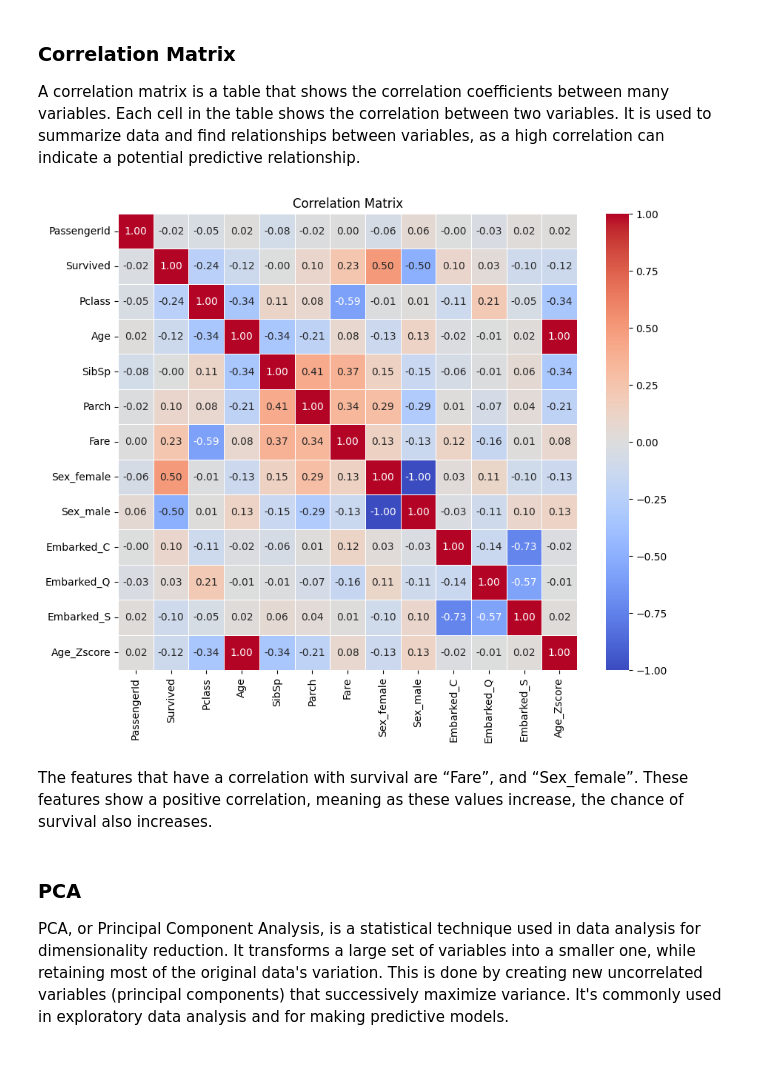
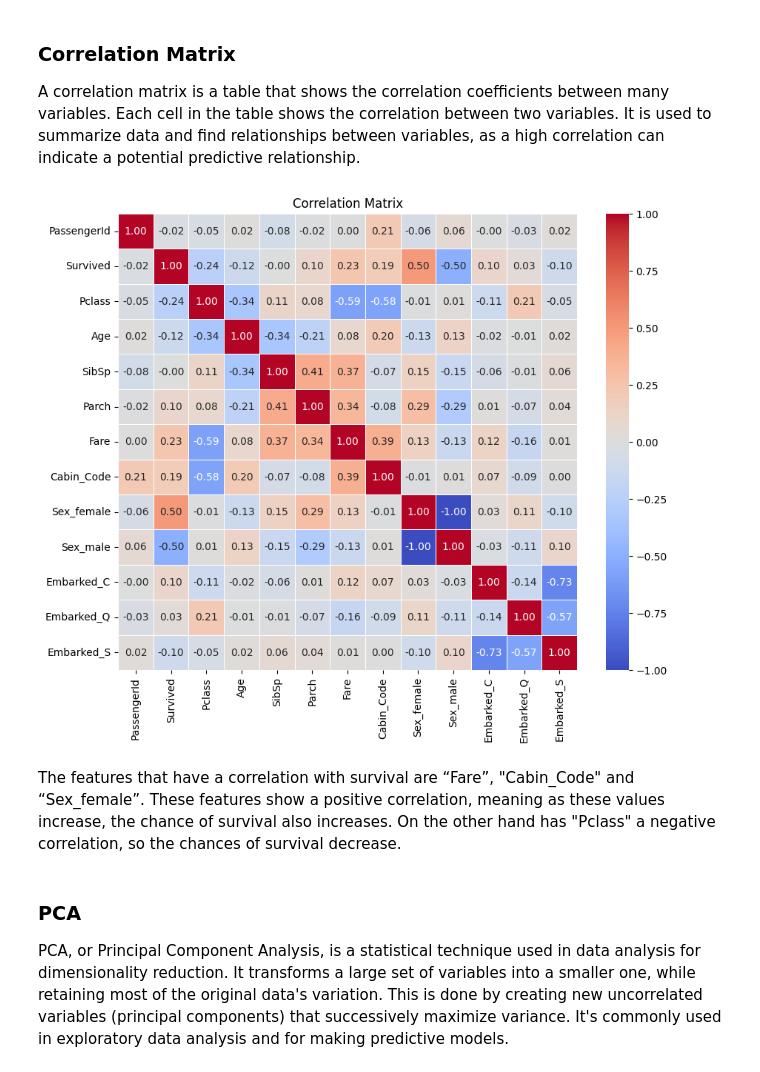
Before and after one commit to JoeyPoel/Minor-Artifical-Intelligence, a Jupyter notebook: wiskunde/statistics/statisticsTitanic.ipynb, the cells around one changed output. Drawn from its saved outputs; the diff is of its cells as text; code cells hidden in the pictures.

```diff
--- a/wiskunde/statistics/statisticsTitanic.ipynb
+++ b/wiskunde/statistics/statisticsTitanic.ipynb
@@ -84,6 +84,8 @@ titanic_df['Age'] = titanic_df['Age'].fillna(titanic_df['Age'].mean())
 # Replace NaN values in 'Cabin' column with a label to indicate no cabin assigned
 titanic_df['Cabin'] = titanic_df['Cabin'].fillna('No Cabin')
 
+# Encode 'Cabin' column
+titanic_df['Cabin_Code'] = pd.factorize(titanic_df['Cabin'])[0]
 
 # Deletion - remove rows with missing values
 titanic_df.dropna(inplace=True)
@@ -92,7 +94,7 @@ titanic_df.dropna(inplace=True)
 print(titanic_df.isnull().sum())
 
 # Print DataFrame head with only the changed features
-print(titanic_df[['Age', 'Cabin']].head())
+print(titanic_df[['Age', 'Cabin', 'Cabin_Code']].head())
 # %% [output]
 PassengerId    0
 Survived       0
@@ -232,17 +252,17 @@ A correlation matrix is a table that shows the correlation coefficients between
 # %%
 # Correlation Matrix
 # Calculate the correlation matrix
-correlation_matrix = titanic_df.drop(['Name', 'Ticket', 'Cabin'], axis=1).corr()
+correlation_matrix = titanic_df.drop(['Name', 'Ticket', 'Cabin', 'Age_Zscore'], axis=1).corr()
 
 # Visualize the correlation matrix using a heatmap
 plt.figure(figsize=(10, 8))
 sns.heatmap(correlation_matrix, annot=True, cmap='coolwarm', fmt=".2f", linewidths=.5)
 plt.title('Correlation Matrix')
 plt.show()
 # %% [output]
-[figure, old version]
+[figure, new version]
 # %% [markdown]
-The features that have a correlation with survival are “Fare”, and “Sex_female”. These features show a positive correlation, meaning as these values increase, the chance of survival also increases.
+The features that have a correlation with survival are “Fare”, "Cabin_Code" and “Sex_female”. These features show a positive correlation, meaning as these values increase, the chance of survival also increases. On the other hand has "Pclass" a negative correlation, so the chances of survival decrease.
 # %% [markdown]
 ### PCA
 PCA, or Principal Component Analysis, is a statistical technique used in data analysis for dimensionality reduction. It transforms a large set of variables into a smaller one, while retaining most of the original data's variation. This is done by creating new uncorrelated variables (principal components) that successively maximize variance. It's commonly used in exploratory data analysis and for making predictive models.
```
Also changed, not shown: parts of 7 cells of this notebook, 5 other files.
